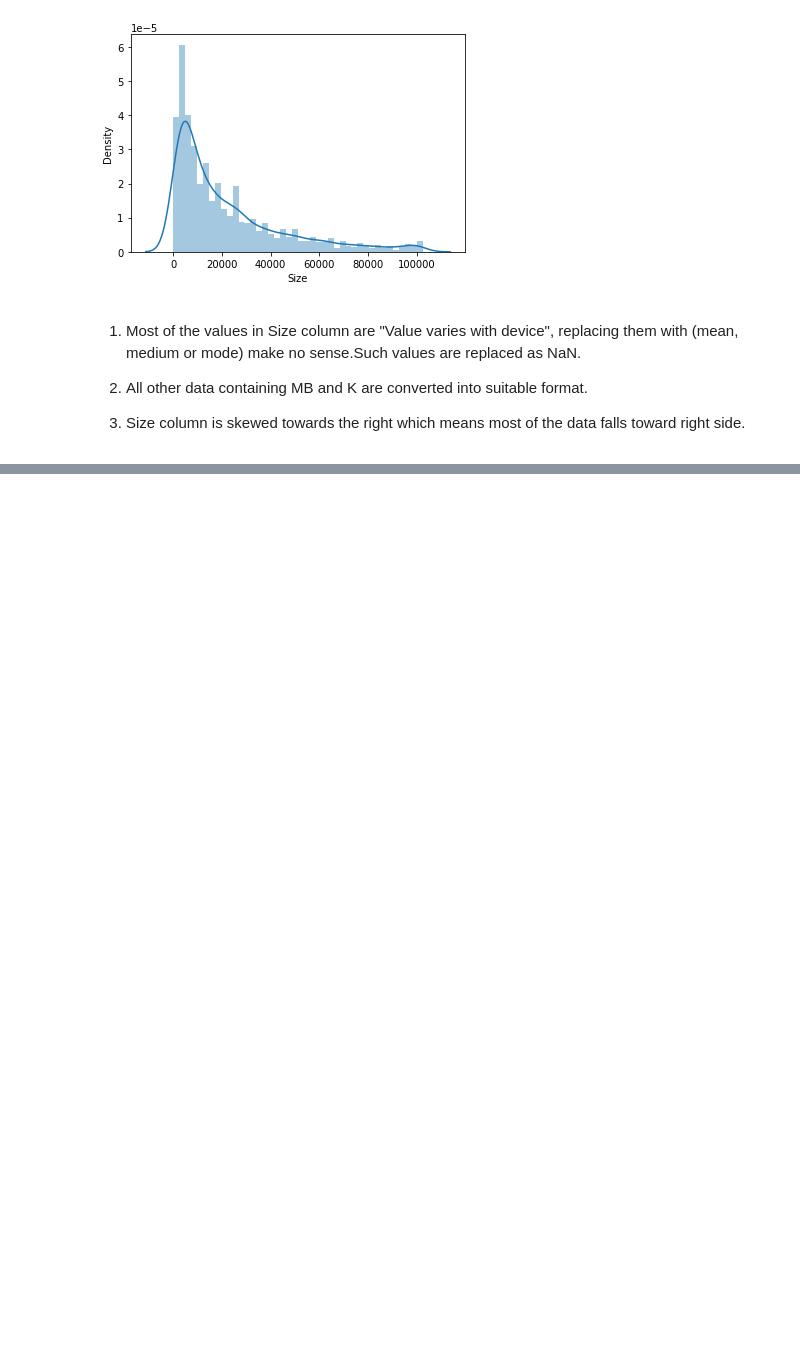
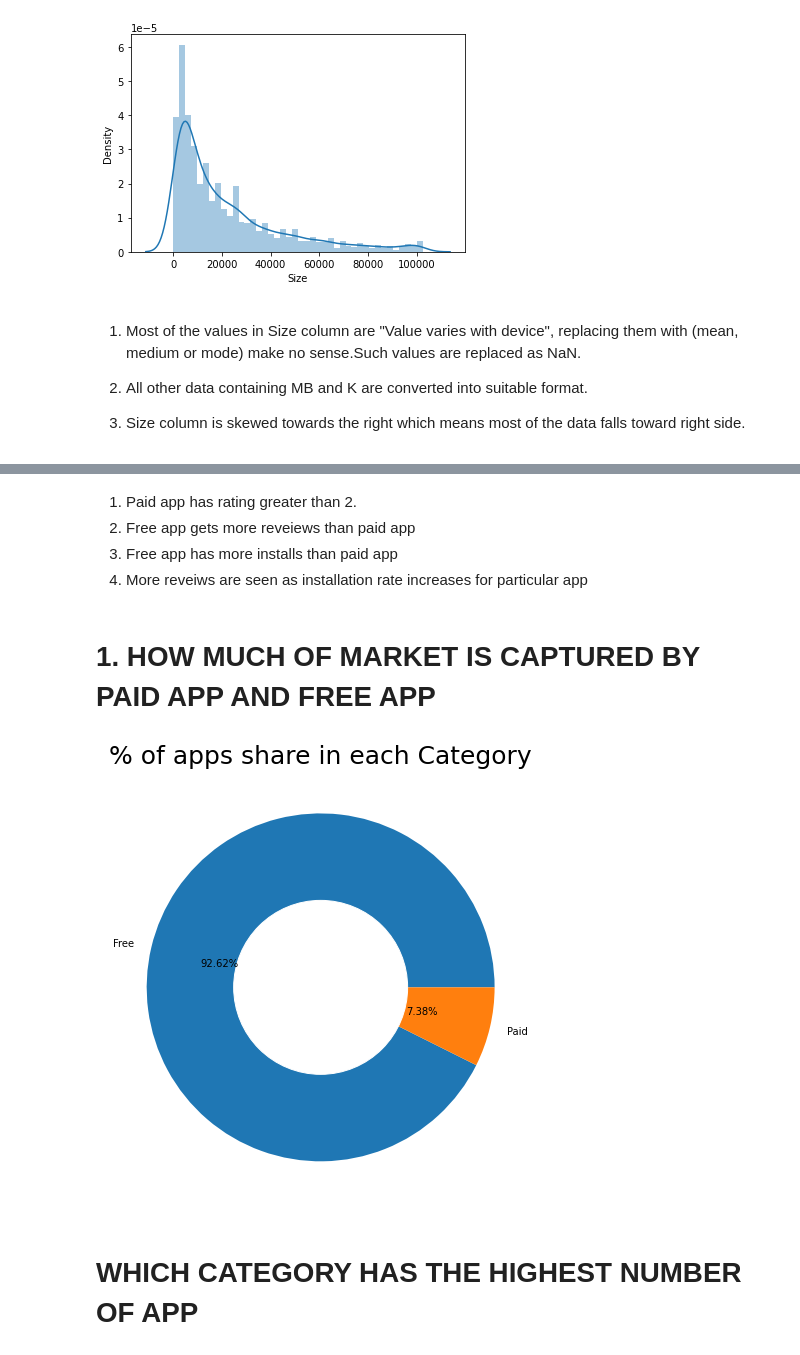
Before and after one commit to Richesh111/PlayStore, a Jupyter notebook: FinalCapstoneProject.ipynb, the cells around one changed output, grey strips where cells are left out. Cells and saved outputs as stored; diff of their text form; code cells hidden in the pictures; blank space fills up the shorter version.

```diff
--- a/FinalCapstoneProject.ipynb
+++ b/FinalCapstoneProject.ipynb
@@ -382,0 +396,19 @@ sns.distplot(df[df['Size'] != 'NaN']['Size'])
+# %% [markdown]
+1. Paid app has rating greater than 2.
+2. Free app gets more reveiews than paid app
+3. Free app has more installs than paid app
+4. More reveiws are seen as installation rate increases for particular app
+# %% [markdown]
+# 1. HOW MUCH OF MARKET IS CAPTURED BY PAID APP AND FREE APP
+# %%
+plt.figure(figsize=(8,8))
+plt.pie(df.Type.value_counts(), labels=df.Type.value_counts().index, autopct='%1.2f%%')
+my_circle = plt.Circle( (0,0), 0.50, color='white')
+p=plt.gcf()
+p.gca().add_artist(my_circle)
+plt.title('% of apps share in each Category', fontsize = 25)
+plt.show()
+# %% [output]
+[figure, added]
+# %% [markdown]
+# **WHICH CATEGORY HAS THE HIGHEST NUMBER OF APP**
```
Also changed, not shown: parts of 14 cells of this notebook.
